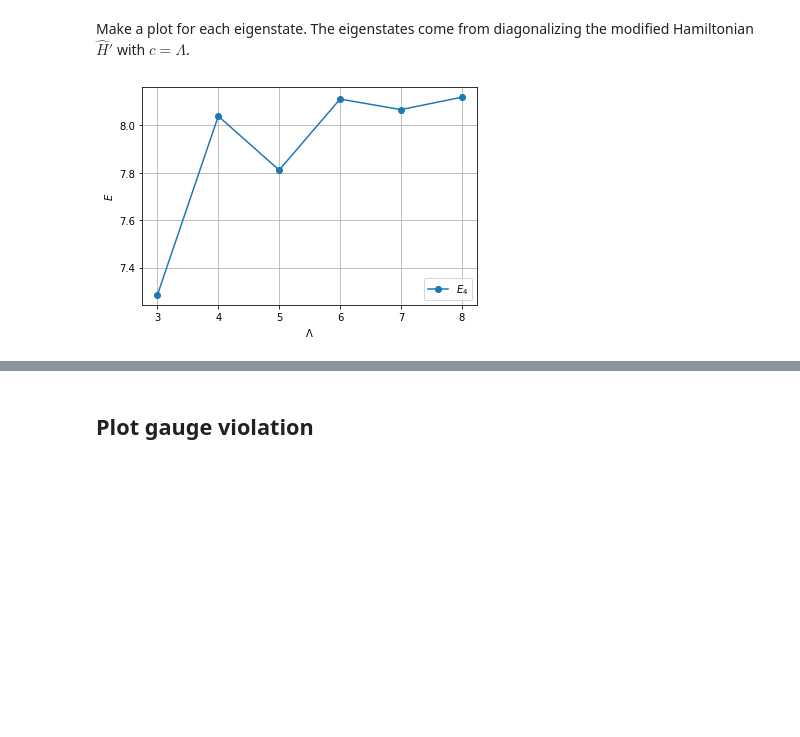
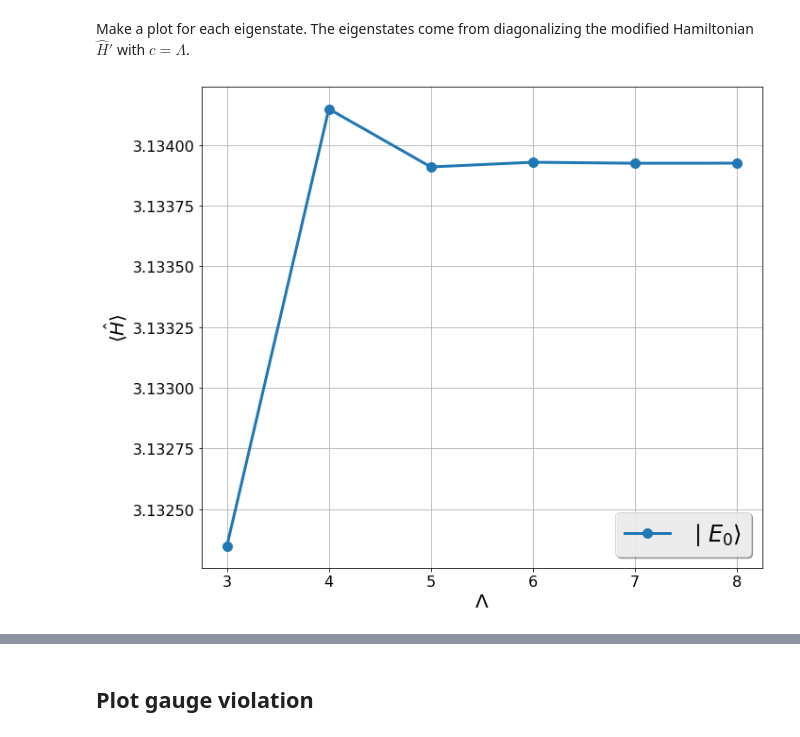
Before and after one commit to erinaldi/bmn2-qutip, a Jupyter notebook: notebooks/plots.ipynb, the cells around one changed output, grey strips where cells are left out. Saved outputs shown, nothing was run; the diff lists cells and outputs as text; code cells hidden in the pictures; blank space fills up the shorter version.

```diff
--- a/notebooks/plots.ipynb
+++ b/notebooks/plots.ipynb
@@ -4,6 +4,8 @@
 import pandas as pd
 import numpy as np
 import matplotlib.pyplot as plt
+import matplotlib as mpl
+plt.style.use('./paper.mplstyle')
 # %% [markdown]
 ## Load data at fixed coupling
 
@@ -481,17 +510,17 @@ data_gs = gs_all.query("Coupling == @l")
 # %% [markdown]
 Make a plot for each eigenstate. The eigenstates come from diagonalizing the modified Hamiltonian $\hat{H}'$ with $c=\Lambda$.
 # %%
-state = 4
+state = 0
 name = f'Energy{int(state)}'
 fig, ax = plt.subplots()
-data_gs.plot(x="Lambda", y=name, marker="o", label=rf"$E_{state}$", ax=ax)
+data_gs.plot(x="Lambda", y=name, marker="o", label=rf"$\mid E_{state} \rangle$", ax=ax)
 ax.grid()
-ax.set_ylabel(rf"$E$", rotation=90)
+ax.set_ylabel(r"$\langle \hat{H} \rangle$", rotation=90)
 ax.set_xlabel(r"$\Lambda$")
 ax.legend(loc="lower right")
 plt.savefig(f"l{ls}_gs_e{state}.pdf")
 # %% [output]
-[figure, old version]
+[figure, new version]
 # %%
 markers = ['o','s','v']
 fig, ax = plt.subplots()
```
Also changed, not shown: parts of 33 cells of this notebook, 7 other files.
